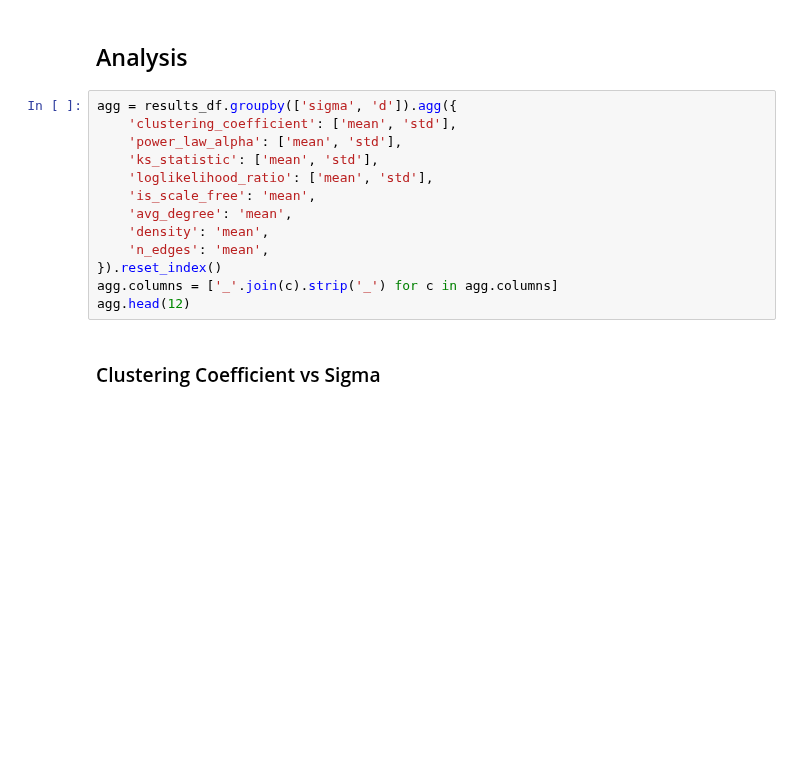
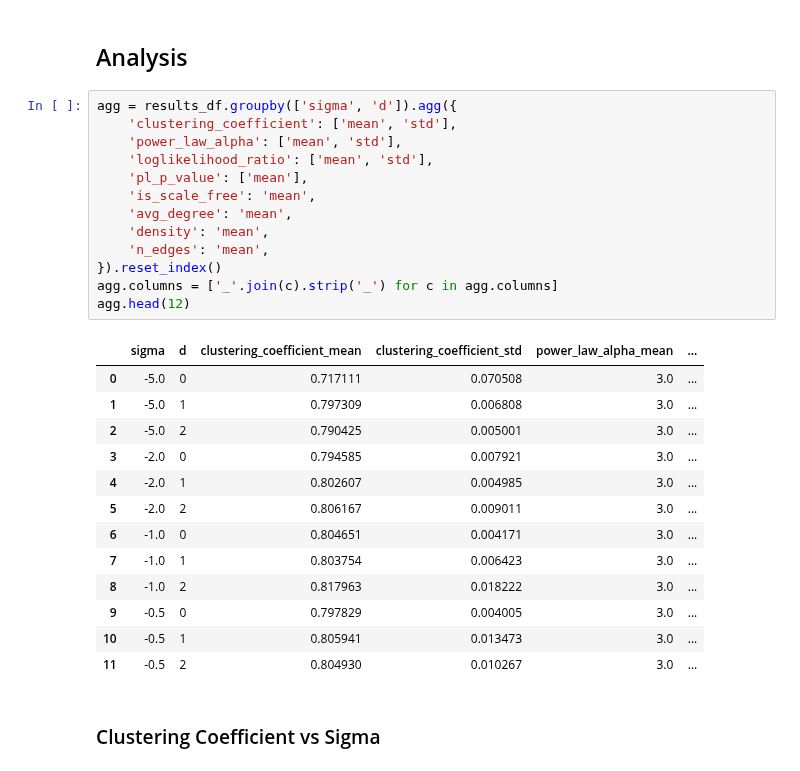
Before and after one commit to mbottoni/logit-graph, a Jupyter notebook: notebooks/test_scale_free_simple.ipynb, the cells around one changed output. Drawn from its saved outputs; the diff is of its cells as text; blank space fills up the shorter version.

```diff
--- a/notebooks/test_scale_free_simple.ipynb
+++ b/notebooks/test_scale_free_simple.ipynb
@@ -119,16 +149,30 @@ KeyError: 'clustering_coefficient'
 # %%
 agg = results_df.groupby(['sigma', 'd']).agg({
     'clustering_coefficient': ['mean', 'std'],
     'power_law_alpha': ['mean', 'std'],
-    'ks_statistic': ['mean', 'std'],
     'loglikelihood_ratio': ['mean', 'std'],
+    'pl_p_value': ['mean'],
     'is_scale_free': 'mean',
     'avg_degree': 'mean',
     'density': 'mean',
     'n_edges': 'mean',
 }).reset_index()
 agg.columns = ['_'.join(c).strip('_') for c in agg.columns]
 agg.head(12)
+# %% [output]
+|  | sigma | d | clustering_coefficient_mean | clustering_coefficient_std | power_law_alpha_mean | ... |
+| 0 | -5.0 | 0 | 0.717111 | 0.070508 | 3.0 | ... |
+| 1 | -5.0 | 1 | 0.797309 | 0.006808 | 3.0 | ... |
+| 2 | -5.0 | 2 | 0.790425 | 0.005001 | 3.0 | ... |
+| 3 | -2.0 | 0 | 0.794585 | 0.007921 | 3.0 | ... |
+| 4 | -2.0 | 1 | 0.802607 | 0.004985 | 3.0 | ... |
+| 5 | -2.0 | 2 | 0.806167 | 0.009011 | 3.0 | ... |
+| 6 | -1.0 | 0 | 0.804651 | 0.004171 | 3.0 | ... |
+| 7 | -1.0 | 1 | 0.803754 | 0.006423 | 3.0 | ... |
+| 8 | -1.0 | 2 | 0.817963 | 0.018222 | 3.0 | ... |
+| 9 | -0.5 | 0 | 0.797829 | 0.004005 | 3.0 | ... |
+| 10 | -0.5 | 1 | 0.805941 | 0.013473 | 3.0 | ... |
+| 11 | -0.5 | 2 | 0.804930 | 0.010267 | 3.0 | ... |
 # %% [markdown]
 ### Clustering Coefficient vs Sigma
 # %%
```
Also changed, not shown: parts of 14 cells of this notebook.
